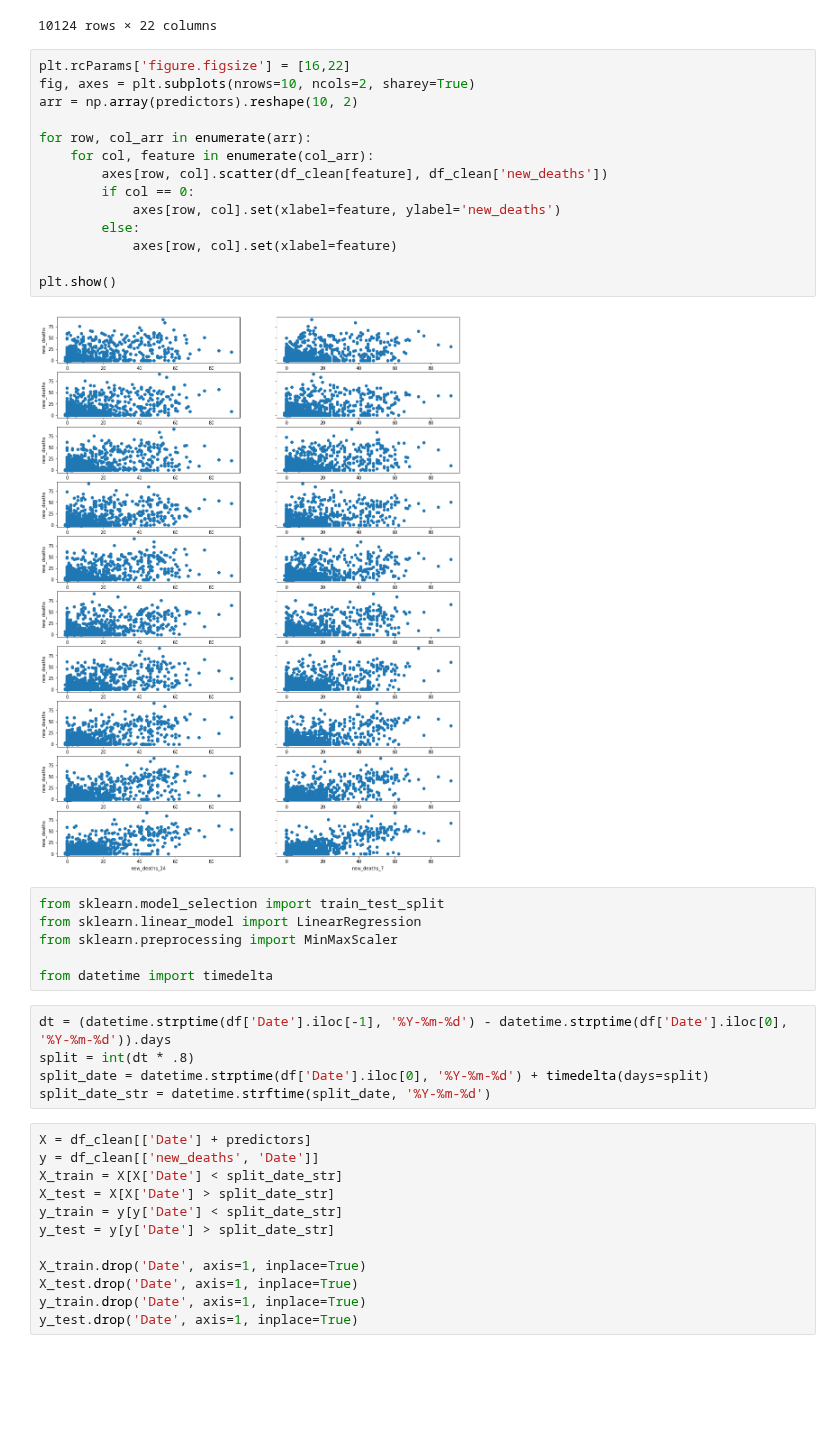
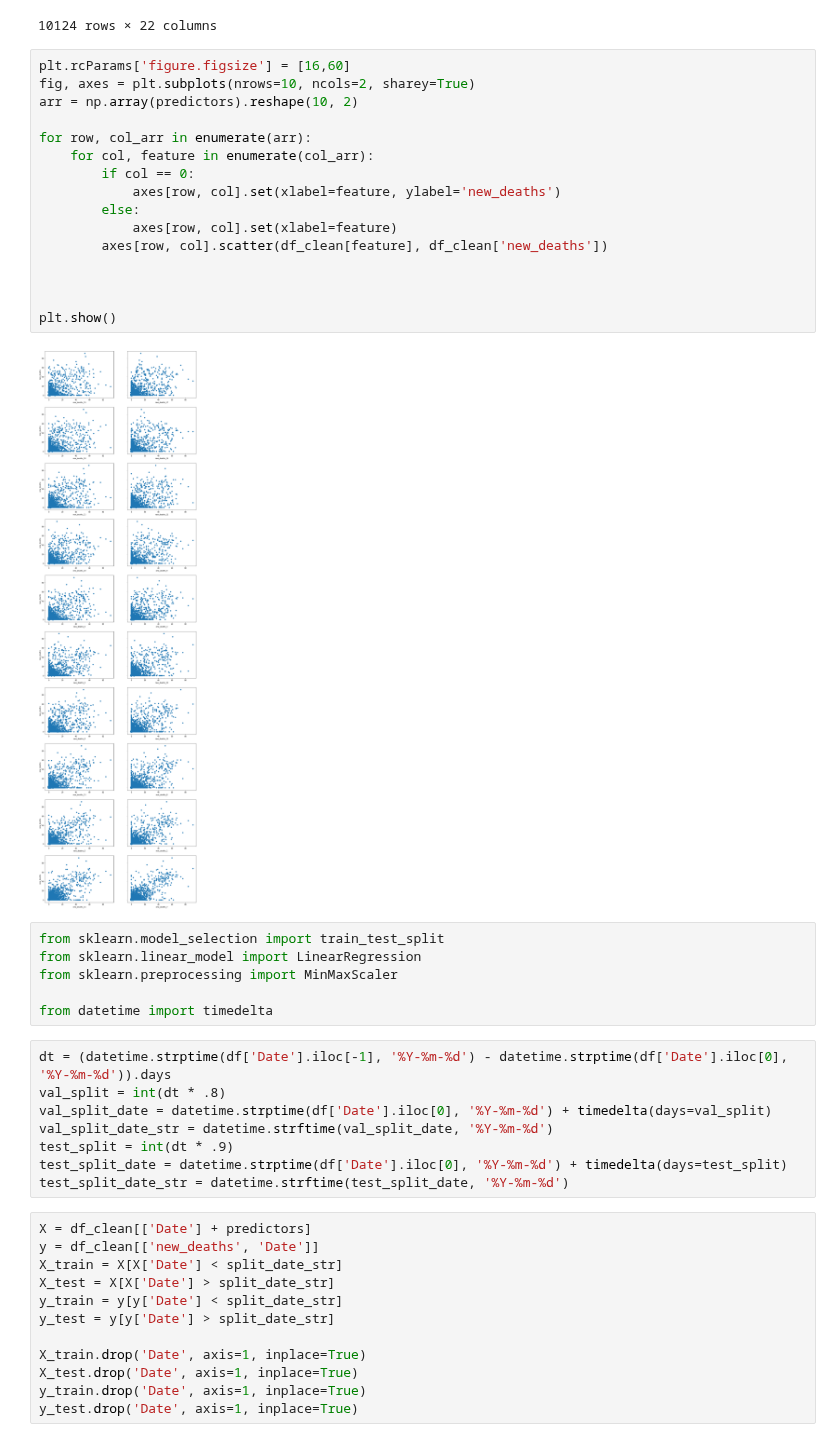
Before and after one commit to kevinmarlis/air-pollution-and-health, a Jupyter notebook: Covid/New tests/Non-LSTM w all data.ipynb, the cells around one changed output. Drawn from its saved outputs; the diff is of its cells as text; blank space fills up the shorter version.

```diff
--- a/Covid/New tests/Non-LSTM w all data.ipynb
+++ b/Covid/New tests/Non-LSTM w all data.ipynb
@@ -164,21 +164,23 @@ df_clean
 | 10143 | 0.0 | 2020-12-07 | 1.0 | 2.0 | 1.0 | 0.0 | 0.0 | ... |
 10124 rows × 22 columns
 # %%
-plt.rcParams['figure.figsize'] = [16,22]
+plt.rcParams['figure.figsize'] = [16,60]
 fig, axes = plt.subplots(nrows=10, ncols=2, sharey=True)
 arr = np.array(predictors).reshape(10, 2)
 
 for row, col_arr in enumerate(arr):
     for col, feature in enumerate(col_arr):
-        axes[row, col].scatter(df_clean[feature], df_clean['new_deaths'])
         if col == 0:
             axes[row, col].set(xlabel=feature, ylabel='new_deaths')
         else:
             axes[row, col].set(xlabel=feature)
+        axes[row, col].scatter(df_clean[feature], df_clean['new_deaths'])
+
+
 
 plt.show()
 # %% [output]
-[figure, old version]
+[figure, new version]
 # %%
 from sklearn.model_selection import train_test_split
 from sklearn.linear_model import LinearRegression
@@ -187,9 +189,12 @@ from sklearn.preprocessing import MinMaxScaler
 from datetime import timedelta
 # %%
 dt = (datetime.strptime(df['Date'].iloc[-1], '%Y-%m-%d') - datetime.strptime(df['Date'].iloc[0], '%Y-%m-%d')).days
-split = int(dt * .8)
-split_date = datetime.strptime(df['Date'].iloc[0], '%Y-%m-%d') + timedelta(days=split)
-split_date_str = datetime.strftime(split_date, '%Y-%m-%d')
+val_split = int(dt * .8)
+val_split_date = datetime.strptime(df['Date'].iloc[0], '%Y-%m-%d') + timedelta(days=val_split)
+val_split_date_str = datetime.strftime(val_split_date, '%Y-%m-%d')
+test_split = int(dt * .9)
+test_split_date = datetime.strptime(df['Date'].iloc[0], '%Y-%m-%d') + timedelta(days=test_split)
+test_split_date_str = datetime.strftime(test_split_date, '%Y-%m-%d')
 # %%
 X = df_clean[['Date'] + predictors]
 y = df_clean[['new_deaths', 'Date']]
```
Also changed, not shown: parts of 9 cells of this notebook.
